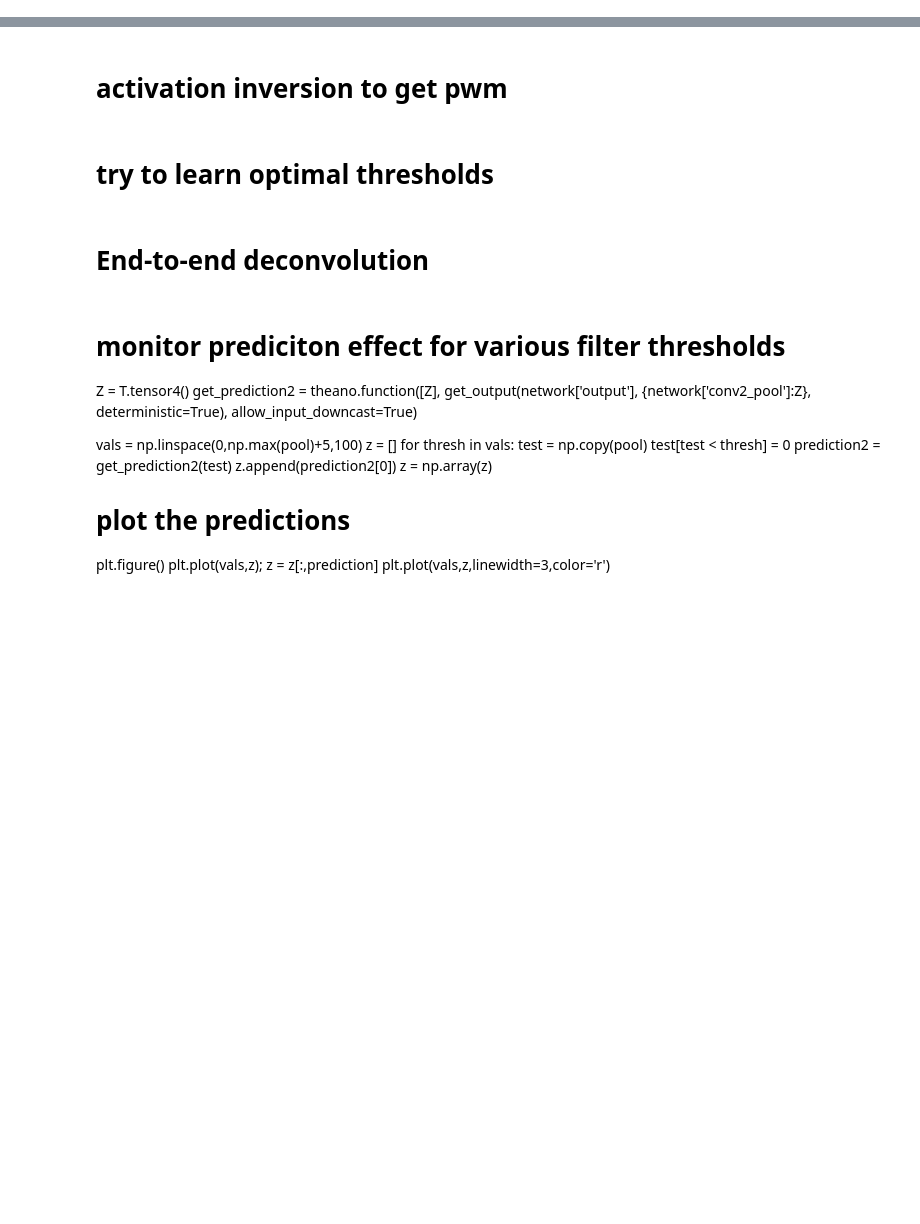
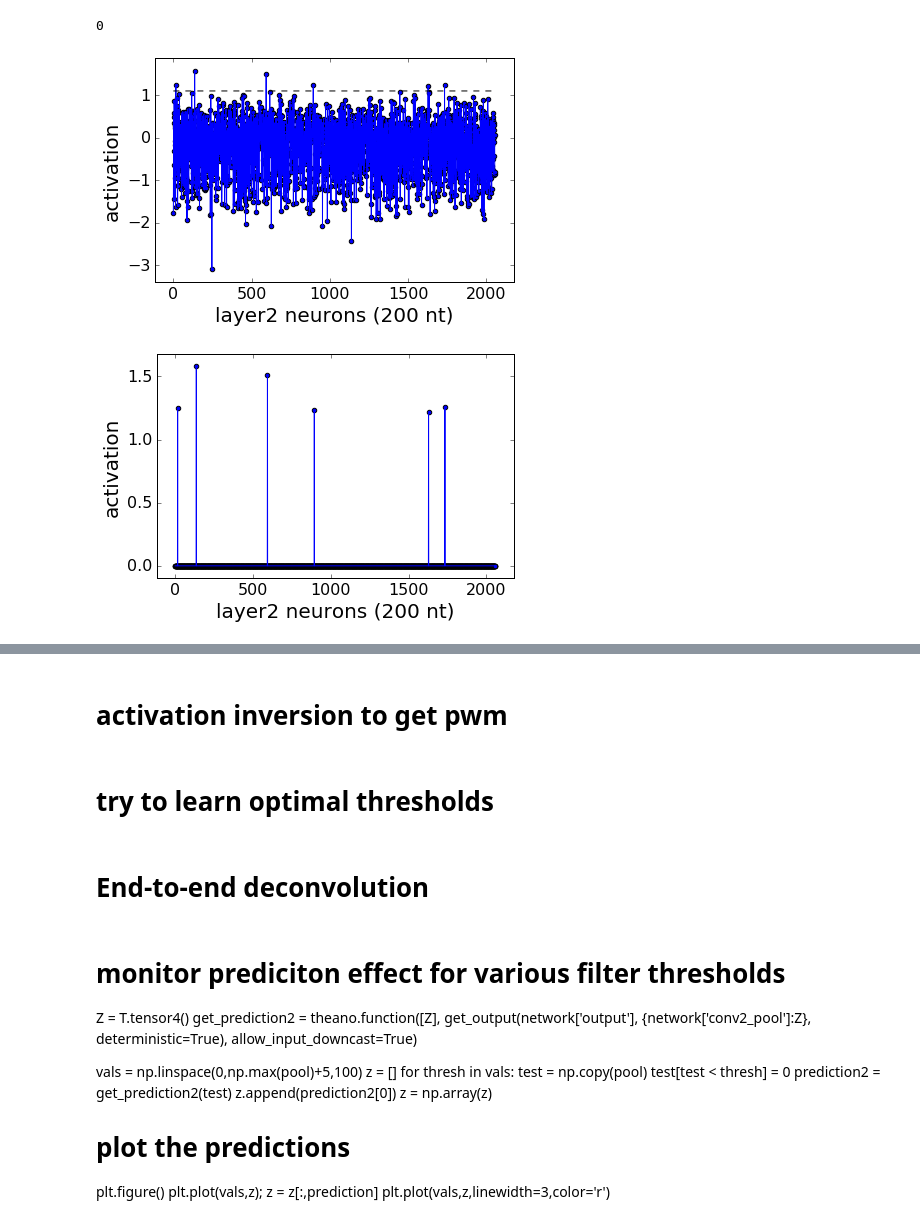
Before and after one commit to p-koo/theanomics, a Jupyter notebook: notebook/Importance reconstruction.ipynb, the cells around one changed output, grey strips where cells are left out. Saved outputs shown, nothing was run; the diff lists cells and outputs as text; code cells hidden in the pictures; blank space fills up the shorter version.

```diff
--- a/notebook/Importance reconstruction.ipynb
+++ b/notebook/Importance reconstruction.ipynb
@@ -251,7 +306,7 @@ def deconvolution(fmap, layer):
                                           W=layer.W.dimshuffle([1,0,2,3]), #W2_inv, #
                                           b=None,
                                           pad= 'full' if layer.pad==(0,0) else 'same',
-                                          nonlinearity=None, flip_filters=True)
+                                          nonlinearity=None, flip_filters=False)
     predict = theano.function([input_var4], get_output(deconv4, deterministic=True), allow_input_downcast=True)
 
     intermediate = predict(fmap.astype(np.float32))
@@ -317,0 +435,42 @@ def same_unpool_fmap(layer, seq_length):
+# %%
+# get dense layer
+#get_conv2 = theano.function([nnmodel.input_var], layers.get_output(network['conv2'], deterministic=True), allow_input_downcast=True)
+#conv2 = get_conv2(X)
+conv2 = deconvolution(conv3, network['conv3'])
+conv2_flat = np.squeeze(conv2[0],axis=2)
+
+
+fig = plt.figure()
+plt.plot(conv2_flat);
+plt.scatter(range(len(conv2_flat)),conv2_flat);
+plt.axis('tight')
+ax = plt.gca()
+ax.tick_params(axis='x', labelsize=16)
+ax.tick_params(axis='y', labelsize=16)
+plt.xlabel('layer2 neurons (200 nt)', fontsize=20)
+plt.ylabel('activation', fontsize=20)
+
+threshold = np.max(conv2)*.7
+conv2[conv2<threshold] = 0
+plt.plot(range(len(conv2_flat)), np.ones(len(conv2_flat))*threshold, color='k', linestyle='--')
+outfile = savedir+ 'deconv2_'+ str(class_index)  + '.pdf'
+fig.savefig(outfile, format='pdf', dpi=1000)
+call(['pdfcrop', outfile, outfile])
+
+conv2_flat = np.squeeze(conv2[0],axis=2)
+fig = plt.figure()
+plt.plot(conv2_flat);
+plt.scatter(range(len(conv2_flat)),conv2_flat);
+plt.axis('tight')
+ax = plt.gca()
+ax.tick_params(axis='x', labelsize=16)
+ax.tick_params(axis='y', labelsize=16)
+plt.xlabel('layer2 neurons (200 nt)', fontsize=20)
+plt.ylabel('activation', fontsize=20)
+outfile = savedir+ 'deconv2_filter_'+ str(class_index)  + '.pdf'
+fig.savefig(outfile, format='pdf', dpi=1000)
+call(['pdfcrop', outfile, outfile])
+# %% [output]
+0
+[figure, added]
+[figure, added]
```
Also changed, not shown: parts of 20 cells of this notebook, 28 other files.
